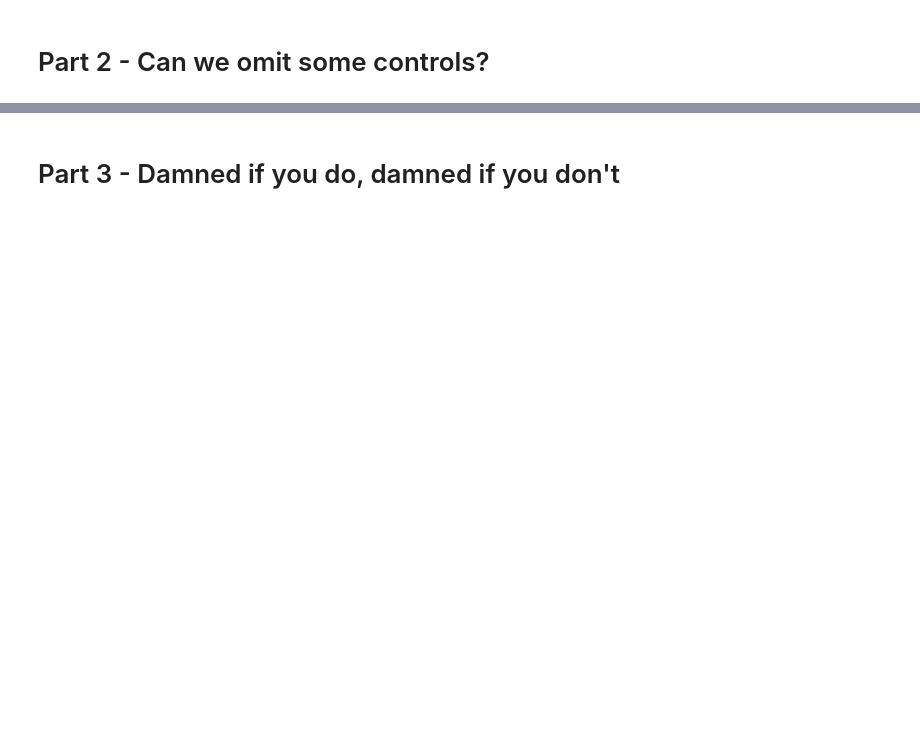
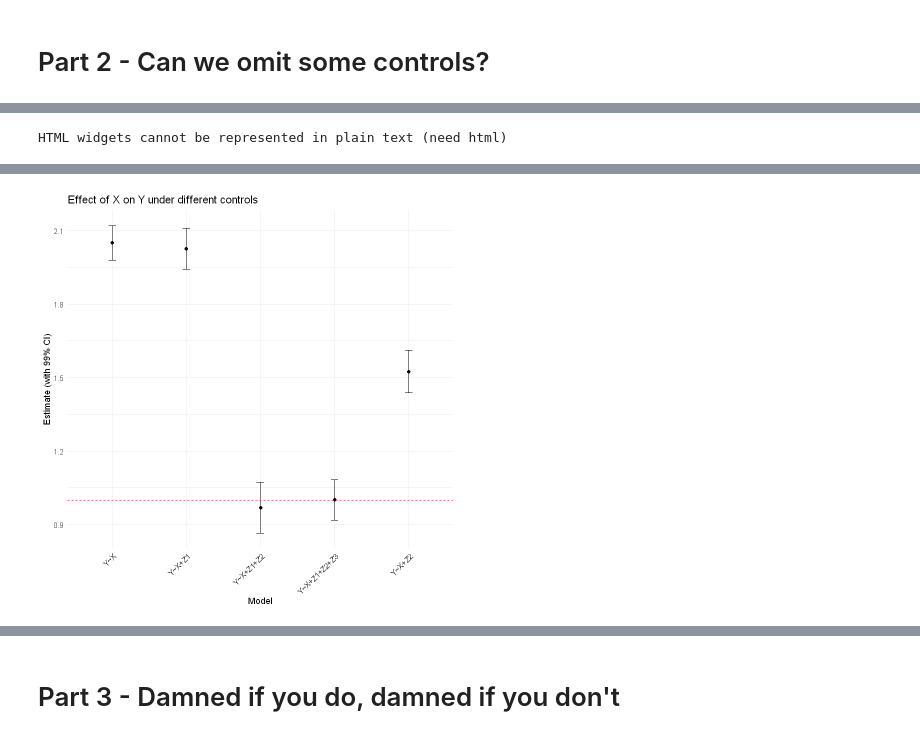
Before and after one commit to gsaco/DAGs_CausalML, a Jupyter notebook: R/Script/Assignment3.ipynb, the cells around one changed output, grey strips where cells are left out. Cells and saved outputs as stored; diff of their text form; code cells hidden in the pictures; blank space fills up the shorter version.

```diff
--- a/R/Script/Assignment3.ipynb
+++ b/R/Script/Assignment3.ipynb
@@ -278,0 +181,78 @@ F-statistic:  9806 on 4 and 1995 DF,  p-value: < 2.2e-16
+# %%
+# --------------------------
+# Part 2 - Can we omit some controls?
+# --------------------------
+
+library(DiagrammeR)
+library(ggplot2)
+
+set.seed(123)
+
+# 1) DAG
+dag_code <- "
+digraph part2 {
+  rankdir=LR
+  X [label='X']
+  Y [label='Y']
+  Z1 [label='Z1']
+  Z2 [label='Z2']
+  Z3 [label='Z3']
+
+  Z1 -> X
+  Z1 -> Y
+  Z2 -> X
+  Z2 -> Y
+  Z3 -> Z2
+  Z3 -> Y
+  X -> Y
+}
+"
+grViz(dag_code)
+
+# 2) Simulate data
+n <- 1000
+Z1 <- rnorm(n)
+Z3 <- rnorm(n)
+Z2 <- Z3 + rnorm(n)
+X  <- Z1 + Z2 + rnorm(n)
+Y  <- X + Z1 + Z2 + Z3 + rnorm(n)
+dat <- data.frame(Y, X, Z1, Z2, Z3)
+
+# 3) Regressions
+fit1 <- lm(Y ~ X, data = dat)
+fit2 <- lm(Y ~ X + Z1, data = dat)
+fit3 <- lm(Y ~ X + Z2, data = dat)
+fit4 <- lm(Y ~ X + Z1 + Z2, data = dat)
+fit5 <- lm(Y ~ X + Z1 + Z2 + Z3, data = dat)
+
+# 4) Collect estimates & 99% CI
+fits <- list(fit1, fit2, fit3, fit4, fit5)
+labels <- c("Y~X", "Y~X+Z1", "Y~X+Z2", "Y~X+Z1+Z2", "Y~X+Z1+Z2+Z3")
+
+get_ci <- function(fit) {
+  est <- coef(summary(fit))["X", "Estimate"]
+  se  <- coef(summary(fit))["X", "Std. Error"]
+  ci  <- est + c(-1,1) * qnorm(0.995) * se
+  c(est, ci)
+}
+
+results <- data.frame(
+  Model = labels,
+  t(sapply(fits, get_ci))
+)
+colnames(results) <- c("Model", "Estimate", "CI_low", "CI_high")
+
+# 5) Plot results
+ggplot(results, aes(x = Model, y = Estimate)) +
+  geom_point() +
+  geom_errorbar(aes(ymin = CI_low, ymax = CI_high), width = 0.1) +
+  geom_hline(yintercept = 1, linetype = "dashed", color = "red") +
+  labs(title = "Effect of X on Y under different controls",
+       y = "Estimate (with 99% CI)") +
+  theme_minimal() +
+  theme(axis.text.x = element_text(angle = 45, hjust = 1))
+
+# 6) Summaries (4) and (5)
+summary(fit4)
+summary(fit5)
+# %% [output]
@@ -278,0 +276 @@ F-statistic:  9806 on 4 and 1995 DF,  p-value: < 2.2e-16
+HTML widgets cannot be represented in plain text (need html)
@@ -278,0 +316 @@ F-statistic:  9806 on 4 and 1995 DF,  p-value: < 2.2e-16
+[figure, added]
```
Also changed, not shown: parts of 16 cells of this notebook, 9 other files.
